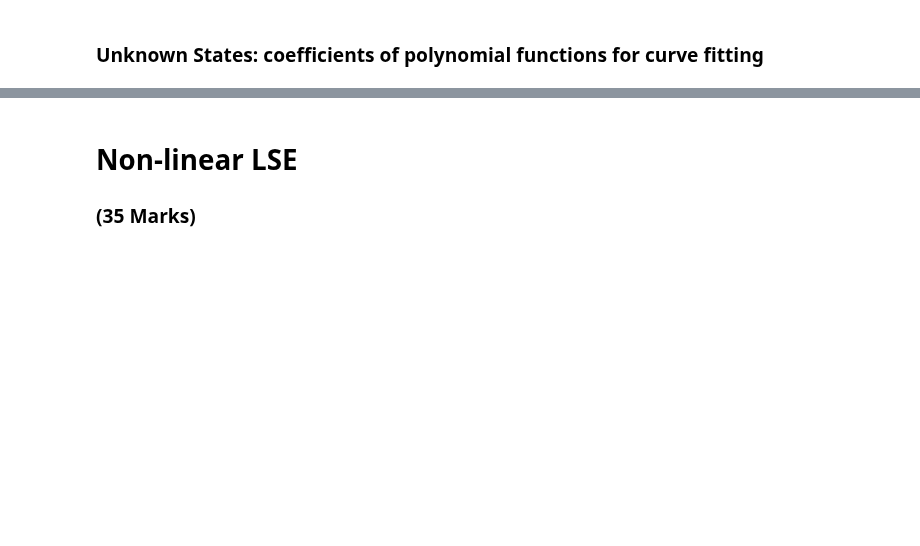
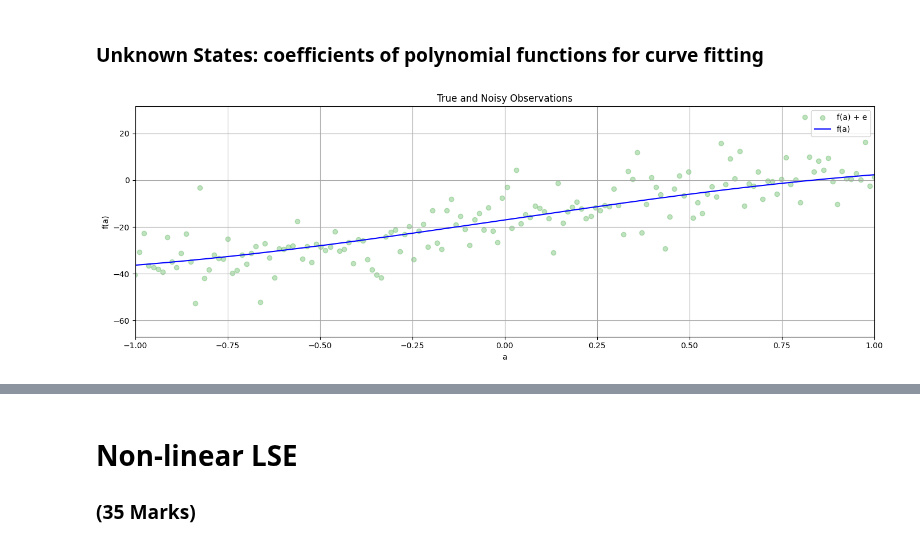
Before and after one commit to ChisomOnyeukwu/engg680_2024_fall, a Jupyter notebook: Lab_Assignment2/Assignment2.ipynb, the cells around one changed output, grey strips where cells are left out. Drawn from its saved outputs; the diff is of its cells as text; code cells hidden in the pictures; blank space fills up the shorter version.

```diff
--- a/Lab_Assignment2/Assignment2.ipynb
+++ b/Lab_Assignment2/Assignment2.ipynb
@@ -33,24 +49,24 @@ import pandas as pd
 # Load data.xlsx file, which contains the observations (with noise), variance of observations and true observations
 # hint: use pandas library to parse excel file and use numpy library to convert it to array
 # (1 mark)
-df_data = #...
-arr_data = #...
+df_data = pd.read_excel('data.xlsx') #read the excel file and stores it in a pandas DataFrame called df_data
+arr_data = df_data.to_numpy() #converting the pandas DataFrame to a Numpy array for easier manipulation, stored in arr_data
 
 #store the noisy observations, variance of observations and true observations into numpy arrays seperately
 # (1 mark)
-l = #...
-l_var = #...
-l_true = #...
+l = arr_data[:, 0] #storing noisy observations in the first column
+l_var = arr_data[:, 1] #storing variance of observations in the second column
+l_true = arr_data[:, 2] #storing true observations in the third column
 # %%
 # step 3
 # define the number of observation n
 # (1 mark)
-n = #...
+n = len(l) #calculate the length of the l array (noisy observations)
 
 # define the observation weight matrix P for LSE as identity matrix
 # identity weight matrix simply means the observations will be unweighted in the following LSE
 # (1 mark)
-P = #...
+P = np.identity(n) #creating an identity matrix
 
 # define the range of function input(i.e., constants a), from start to end; and the numerical array of a
 start = -1* np.pi
@@ -59,20 +75,32 @@ a = np.linspace(start, end, n)
 # %%
 # step 4
 # use the matplotlib to plot the true and noisy observations together in one single figure
 # use scatter for noisy observation plotting
 # for the true observation, label it as "f(a)"" and set color as 'k'
 # for the noisy observation scatter plot, label it as "f(a) + e", set color as 'tab:blue', set marker as 'o' and set alpha as 0.3
 # include proper axis labels, legend and title
 # scale the range of x-axis to be -1 to 1
 # keep this format for the rest of the plots in this lab assignment
 # (2 marks)
 
 fig, ax = plt.subplots(nrows=1, ncols=1, figsize=(14, 5))
 
-# ...
+# plot noisy observations
+ax.scatter(a, l, color='tab:green', marker='o', alpha=0.3, label='f(a) + e')
+# plot true observations
+ax.plot(a, l_true, color='b', label='f(a)')
+
+# customize the plot
+ax.set_xlabel('a') # set x-axis label
+ax.set_ylabel('f(a)') # set y-axis label
+ax.set_title('True and Noisy Observations') # set title
+ax.set_xlim([-1, 1]) # scale x-axis to -1 to 1
+ax.legend() # show legend
 
 ax.grid(True, which='both',ls='-',color='0.65')
 fig.tight_layout()
+# %% [output]
+[figure, added]
 # %%
 # step 5
 # define a curve fitting function named fit_polynomial_curve
```
Also changed, not shown: parts of 10 cells of this notebook.
